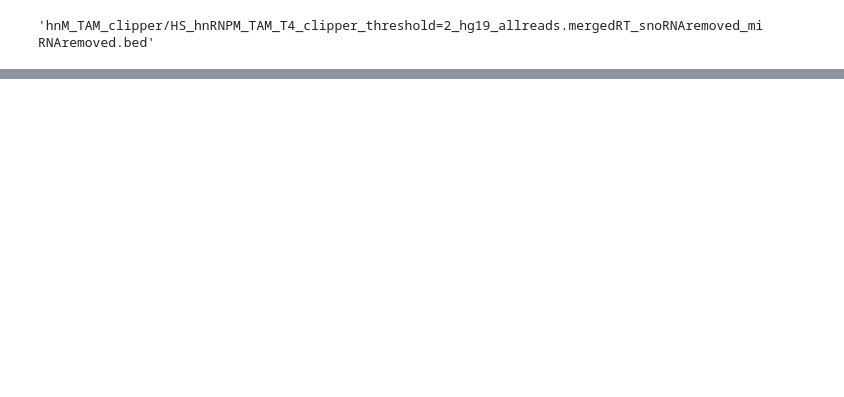
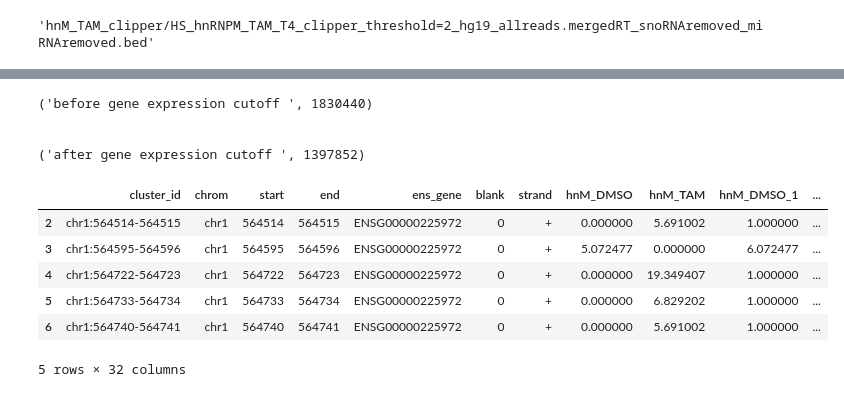
Before and after one commit to seharvey2012/programmatic_analysis, a Jupyter notebook: getting_clipper_to_work/clipper_runs_working_with_individual_rt_stops/Processing individual RT stops through clipper windows.ipynb, the cells around one changed output, grey strips where cells are left out. Saved outputs shown, nothing was run; the diff lists cells and outputs as text; code cells hidden in the pictures; blank space fills up the shorter version.

```diff
--- a/getting_clipper_to_work/clipper_runs_working_with_individual_rt_stops/Processing individual RT stops through clipper windows.ipynb
+++ b/getting_clipper_to_work/clipper_runs_working_with_individual_rt_stops/Processing individual RT stops through clipper windows.ipynb
@@ -442,7 +436,8 @@ merge_df['log2ratio_fpkm_d14_d0'] = merge_df.apply(lambda row: (log(row['twist_d
 # merge_df['log2ratio_tpm_d14_d0'] = merge_df.apply(lambda row: (log(row['twist_d14_tpm']+1,2)-log(row['twist_d0_tpm']+1,2)),axis=1)
 
 
-#Notes on how to use this
+#NOTES ON NORMALIZATION HERE
+
 #Here we take the non-pseudocount values for binding and the pseudocount+1 for gene expression and divide
 #non-pseudocount binding / pseudocount gene expression from that same sample. This is to prevent division by 0
 #Then add the pseudocount of 1 to this value so you can plot on log scale
@@ -451,7 +446,7 @@ merge_df['log2ratio_fpkm_d14_d0'] = merge_df.apply(lambda row: (log(row['twist_d
 #with gene expression normalization - make sure to only use dataframe with genes that are expressed in at least one
 #condition at threshold
 
-#Am I doing this correctly?
+#Am I doing this correctly? - GENE EXPRESSION NORMALIZATION
 #This is for normalization based on FPKM
 #DO NOT ADD 1 HERE TO THE clip_gene_fpkm_norm value. Instead just add it for the log2 ratio. We want to keep the actual measurement as close to TRUE as possible
 #REMEMBER - YOU MUST ADD 1 BEFORE PLOTTING SINCE YOU ARE PLOTTING ON THE LOG SCALE
@@ -461,7 +456,7 @@ pseudocount = 1
 merge_df['hnM_DMSO_clip_gene_fpkm_norm']= merge_df.apply(lambda row: ((row['hnM_DMSO']) / (row['twist_d0_fpkm_1'])),axis=1)
 merge_df['hnM_TAM_clip_gene_fpkm_norm'] = merge_df.apply(lambda row: ((row['hnM_TAM']) / (row['twist_d14_fpkm_1'])),axis=1)
 merge_df['hnM_DMSO_clip_gene_fpkm_norm_1']= merge_df.apply(lambda row: ((row['hnM_DMSO']) / (row['twist_d0_fpkm_1'])+pseudocount),axis=1)
-merge_df['hnM_TAM_clip_gene_fpkm_norm_1'] = merge_df.apply(lambda row: ((row['hnM_TAM']) / (row['twist_d14_fpkm_1'])+%pseudocount),axis=1)
+merge_df['hnM_TAM_clip_gene_fpkm_norm_1'] = merge_df.apply(lambda row: ((row['hnM_TAM']) / (row['twist_d14_fpkm_1'])+pseudocount),axis=1)
 #This is for normalization based on TPM
 # merge_df['hnM_DMSO_clip_gene_tpm_norm']= merge_df.apply(lambda row: ((row['hnM_DMSO']) / (row['twist_d0_tpm_1'])),axis=1)
 # merge_df['hnM_TAM_clip_gene_tpm_norm'] = merge_df.apply(lambda row: ((row['hnM_TAM']) / (row['twist_d14_tpm_1'])),axis=1)
@@ -473,7 +468,7 @@ merge_df['hnM_TAM_clip_gene_fpkm_norm_1'] = merge_df.apply(lambda row: ((row['hn
 #Here add the pseudocount
 pseudocount = 1
 merge_df['log2ratio_hnM_TAM_DMSO_clip_gene_fpkm_norm'] = merge_df.apply(lambda row:(log(row['hnM_TAM_clip_gene_fpkm_norm']+pseudocount,2)-log(row['hnM_DMSO_clip_gene_fpkm_norm']+pseudocount,2)),axis=1)
-merge_df['log2ratio_hnM_TAM_DMSO_gene_tpm_norm'] = merge_df.apply(lambda row:(log(row['hnM_TAM_clip_gene_tpm_norm']+pseudocount,2)-log(row['hnM_DMSO_clip_gene_tpm_norm']+pseudocount,2)),axis=1)
+# merge_df['log2ratio_hnM_TAM_DMSO_clip_gene_tpm_norm'] = merge_df.apply(lambda row:(log(row['hnM_TAM_clip_gene_tpm_norm']+pseudocount,2)-log(row['hnM_DMSO_clip_gene_tpm_norm']+pseudocount,2)),axis=1)
 # %%
 #Gene Expression Tuning - Insert Value Here
 
@@ -488,3 +483,8 @@ merge_df_high_genes = merge_df[(merge_df.twist_d0_fpkm >= fpkm_threshold) | (mer
 print('before gene expression cutoff ',len(merge_df))
 print('\n')
 print('after gene expression cutoff ',len(merge_df_high_genes))
+# %% [output]
+('before gene expression cutoff ', 1830440)
+
+
+('after gene expression cutoff ', 1397852)
@@ -490,0 +494,10 @@ print('after gene expression cutoff ',len(merge_df_high_genes))
+# %%
+merge_df_high_genes.head()
+# %% [output]
+|  | cluster_id | chrom | start | end | ens_gene | blank | strand | hnM_DMSO | hnM_TAM | hnM_DMSO_1 | ... |
+| 2 | chr1:564514-564515 | chr1 | 564514 | 564515 | ENSG00000225972 | 0 | + | 0.000000 | 5.691002 | 1.000000 | ... |
+| 3 | chr1:564595-564596 | chr1 | 564595 | 564596 | ENSG00000225972 | 0 | + | 5.072477 | 0.000000 | 6.072477 | ... |
+| 4 | chr1:564722-564723 | chr1 | 564722 | 564723 | ENSG00000225972 | 0 | + | 0.000000 | 19.349407 | 1.000000 | ... |
+| 5 | chr1:564733-564734 | chr1 | 564733 | 564734 | ENSG00000225972 | 0 | + | 0.000000 | 6.829202 | 1.000000 | ... |
+| 6 | chr1:564740-564741 | chr1 | 564740 | 564741 | ENSG00000225972 | 0 | + | 0.000000 | 5.691002 | 1.000000 | ... |
+5 rows × 32 columns
```
Also changed, not shown: parts of 11 cells of this notebook, 5 other files.
